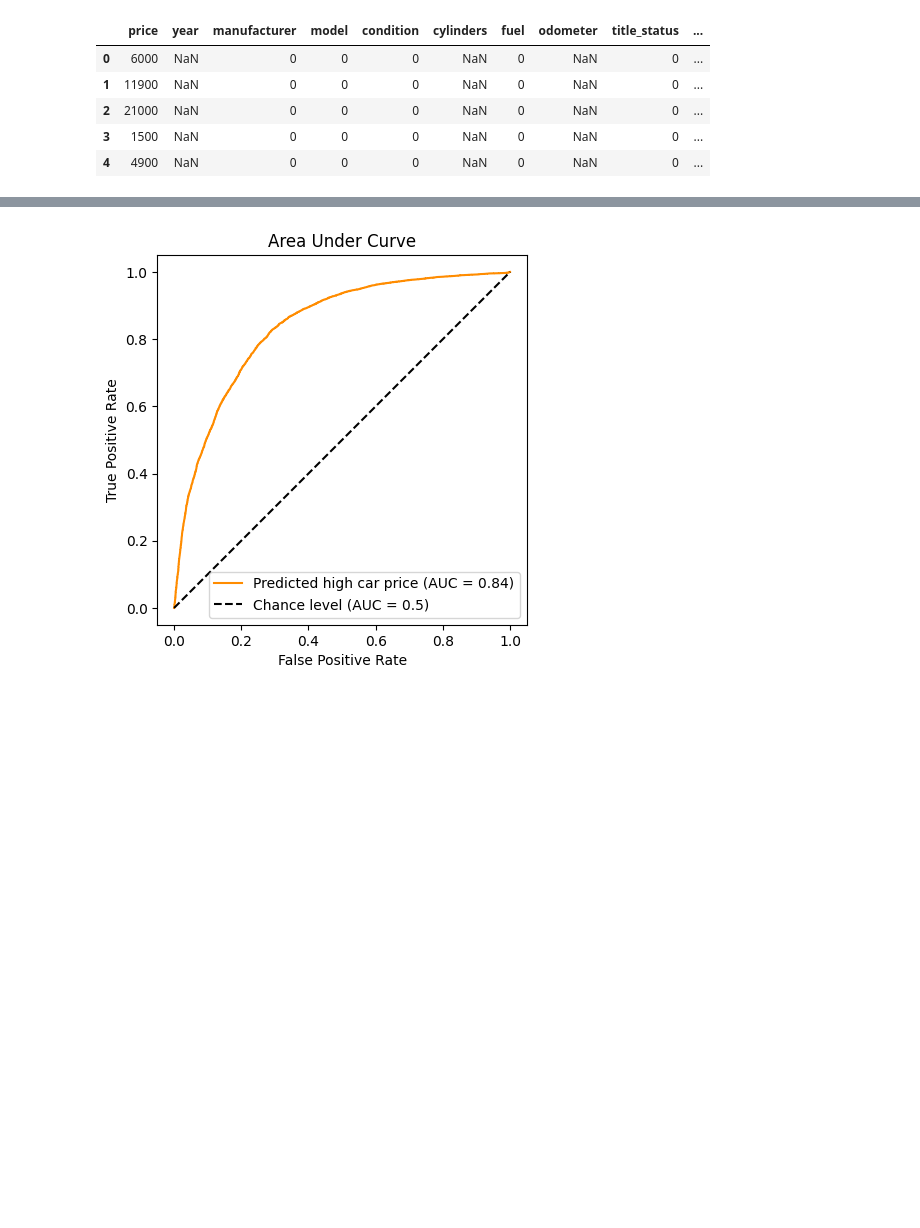
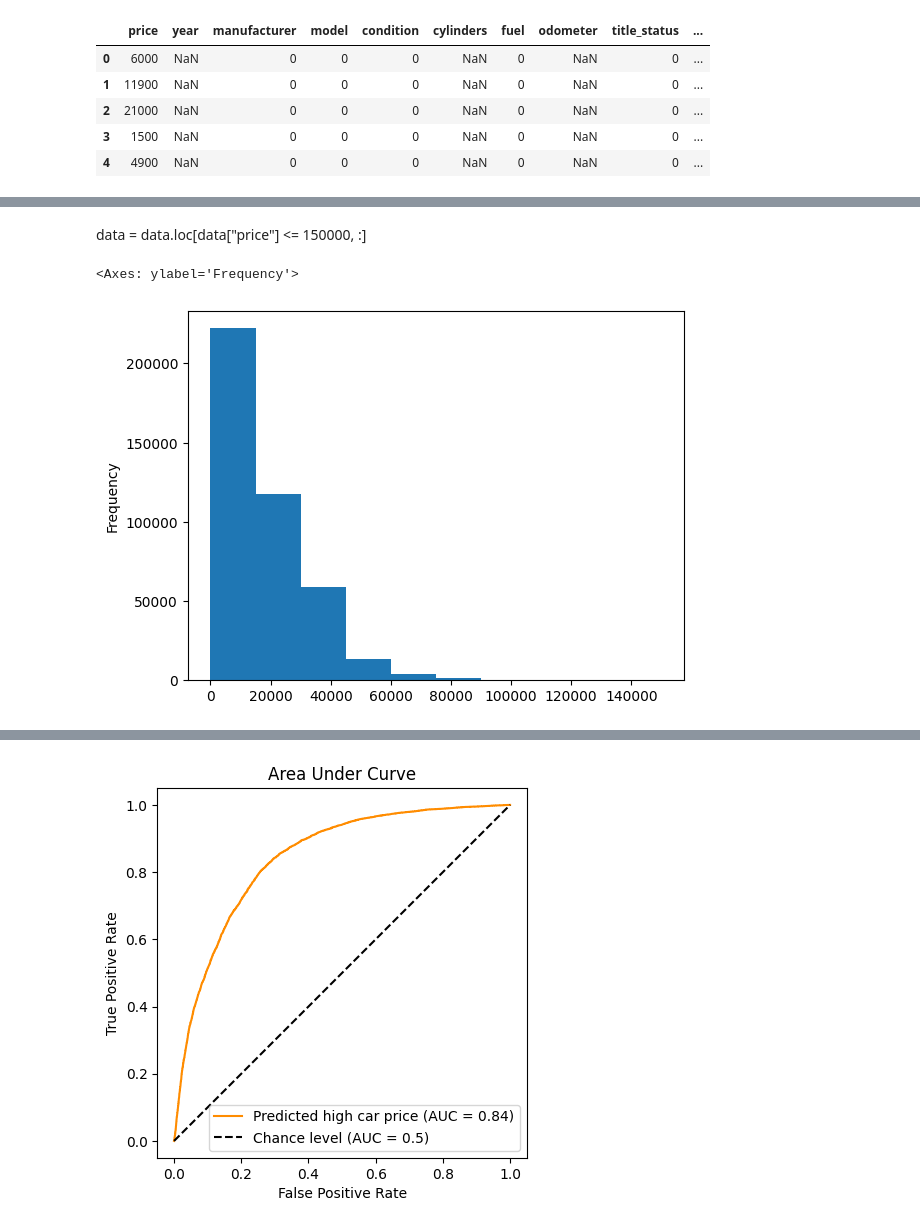
Before and after one commit to tsal4/data2000_labs, a Jupyter notebook: labs/040_linear-models-lab.ipynb, the cells around one changed output, grey strips where cells are left out. Saved outputs shown, nothing was run; the diff lists cells and outputs as text; code cells hidden in the pictures; blank space fills up the shorter version.

```diff
--- a/labs/040_linear-models-lab.ipynb
+++ b/labs/040_linear-models-lab.ipynb
@@ -544,3 +560,10 @@ data.describe()
+# %% [markdown]
+data = data.loc[data["price"] <= 150000, :]
+# %%
+data["price"].plot.hist()
+# %% [output]
+<Axes: ylabel='Frequency'>
+[figure, added]
 # %%
 data = data.fillna(0)
 # %%
```
Also changed, not shown: parts of 15 cells of this notebook.
